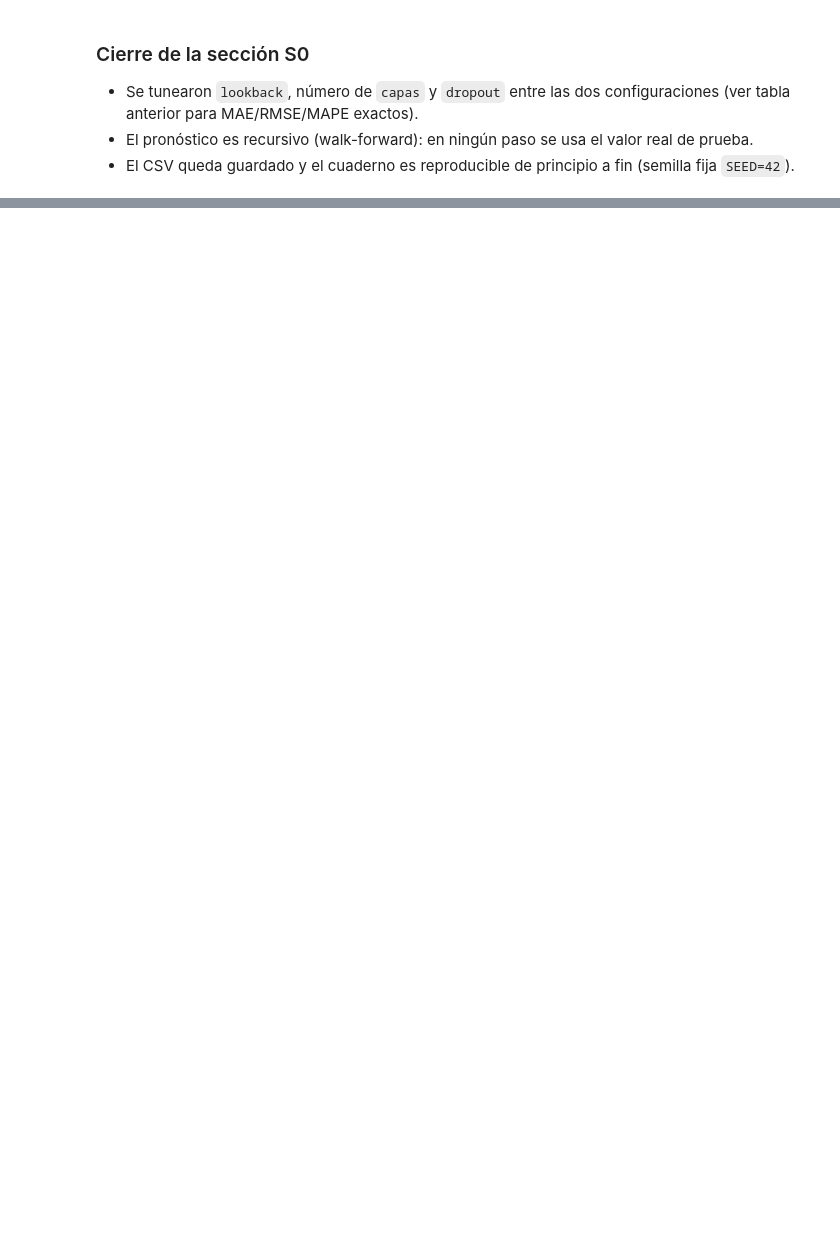
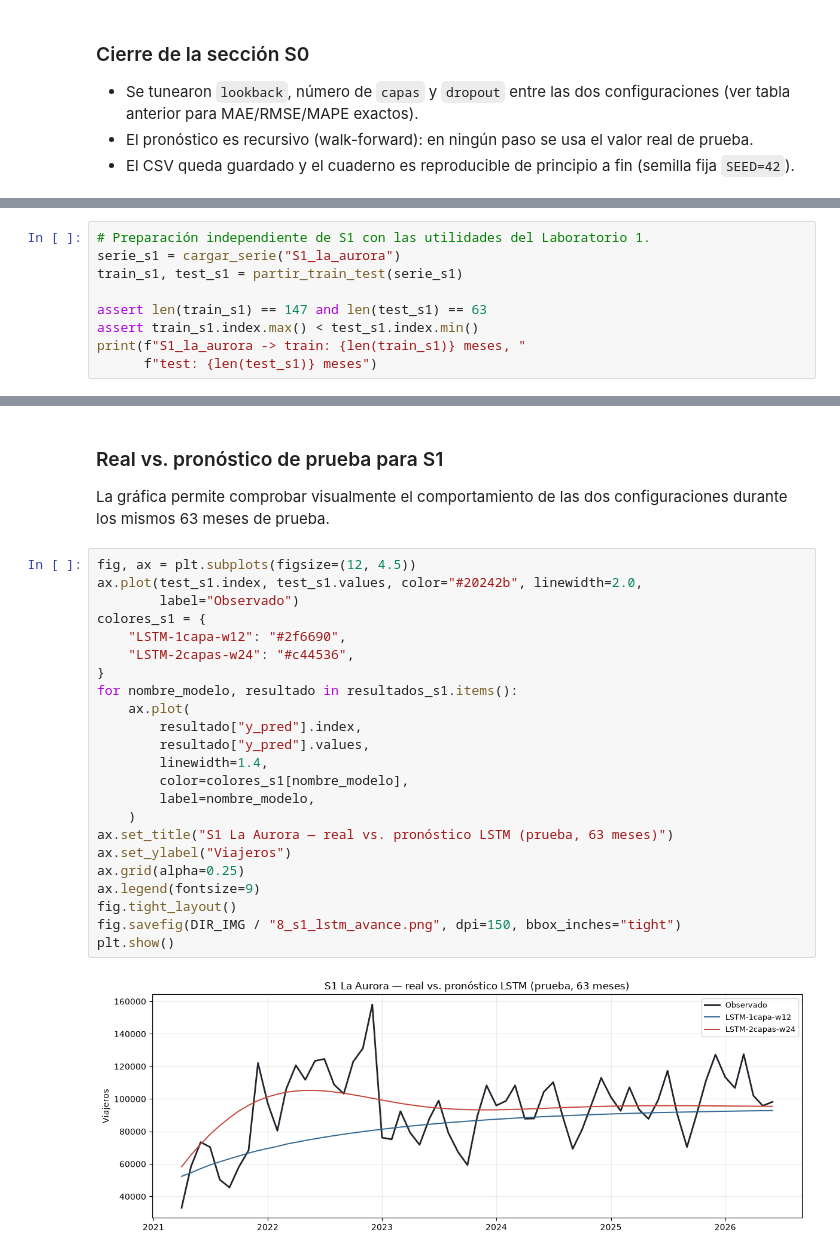
Before and after one commit to JosFer720/Laboratorio-1-Series-de-Tiempo, a Jupyter notebook: notebooks/06_lstm_s0_s1.ipynb, the cells around one changed output, grey strips where cells are left out. Drawn from its saved outputs; the diff is of its cells as text; blank space fills up the shorter version.

Commit message:
[ADD] implementar dos modelos LSTM tuneados para S1

```diff
--- a/notebooks/06_lstm_s0_s1.ipynb
+++ b/notebooks/06_lstm_s0_s1.ipynb
@@ -219,0 +241,9 @@ plt.show()
+# %%
+# Preparación independiente de S1 con las utilidades del Laboratorio 1.
+serie_s1 = cargar_serie("S1_la_aurora")
+train_s1, test_s1 = partir_train_test(serie_s1)
+
+assert len(train_s1) == 147 and len(test_s1) == 63
+assert train_s1.index.max() < test_s1.index.min()
+print(f"S1_la_aurora -> train: {len(train_s1)} meses, "
+      f"test: {len(test_s1)} meses")
@@ -219,0 +401,30 @@ plt.show()
+# %% [markdown]
+### Real vs. pronóstico de prueba para S1
+
+La gráfica permite comprobar visualmente el comportamiento de las dos
+configuraciones durante los mismos 63 meses de prueba.
+# %%
+fig, ax = plt.subplots(figsize=(12, 4.5))
+ax.plot(test_s1.index, test_s1.values, color="#20242b", linewidth=2.0,
+        label="Observado")
+colores_s1 = {
+    "LSTM-1capa-w12": "#2f6690",
+    "LSTM-2capas-w24": "#c44536",
+}
+for nombre_modelo, resultado in resultados_s1.items():
+    ax.plot(
+        resultado["y_pred"].index,
+        resultado["y_pred"].values,
+        linewidth=1.4,
+        color=colores_s1[nombre_modelo],
+        label=nombre_modelo,
+    )
+ax.set_title("S1 La Aurora — real vs. pronóstico LSTM (prueba, 63 meses)")
+ax.set_ylabel("Viajeros")
+ax.grid(alpha=0.25)
+ax.legend(fontsize=9)
+fig.tight_layout()
+fig.savefig(DIR_IMG / "8_s1_lstm_avance.png", dpi=150, bbox_inches="tight")
+plt.show()
+# %% [output]
+[figure, added]
```
Also changed, not shown: parts of 12 cells of this notebook.
